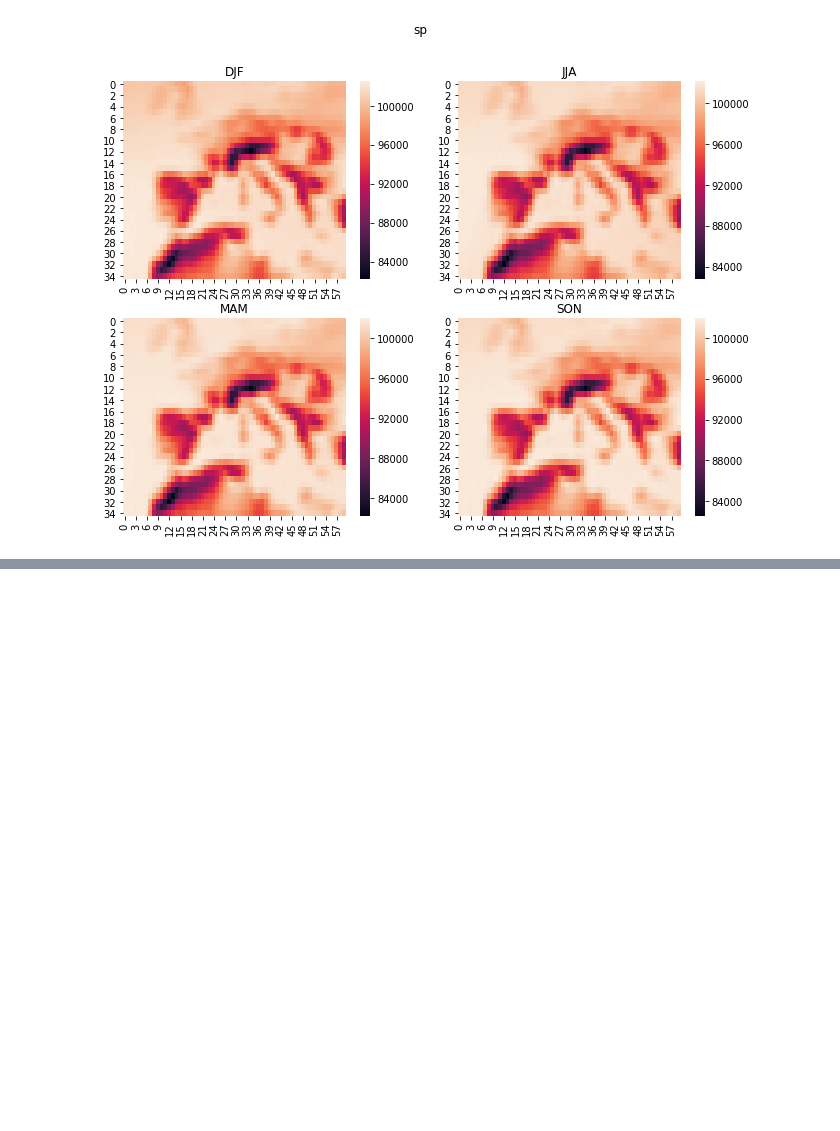
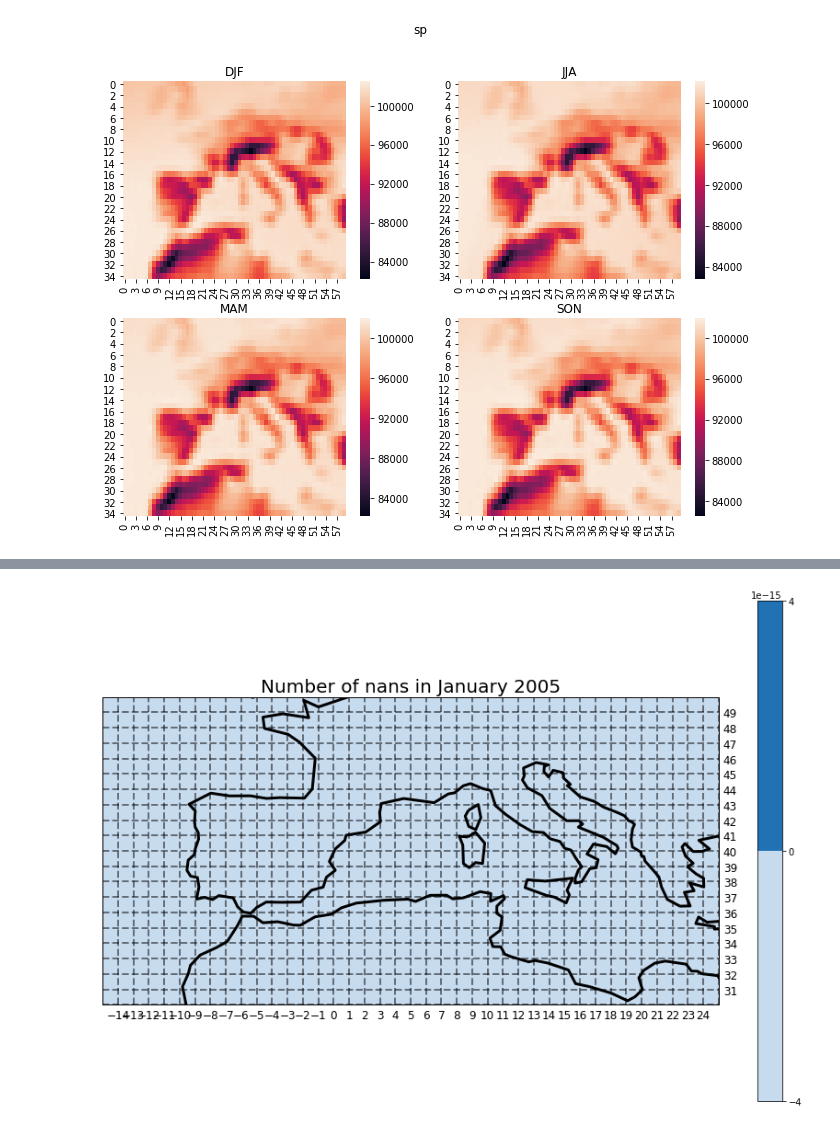
Before and after one commit to hannasv/ms, a Jupyter notebook: notebooks/plotting/plot_grid.ipynb, the cells around one changed output, grey strips where cells are left out. Cells and saved outputs as stored; diff of their text form; code cells hidden in the pictures; blank space fills up the shorter version.

```diff
--- a/notebooks/plotting/plot_grid.ipynb
+++ b/notebooks/plotting/plot_grid.ipynb
@@ -209,0 +310,33 @@ for f in cropped_files:
+# %%
+tcc = dataset.variables['nr_nans'][:, :, :]
+
+agg = tcc.sum(axis=0)
+lats = dataset.variables['latitude'][:]
+lons = dataset.variables['longitude'][:]
+# %%
+plt.figure(figsize=(15,10))
+ax = plt.axes(projection=ccrs.PlateCarree())
+
+plt.contourf(lons, lats, agg, 60,
+             transform=ccrs.PlateCarree(), cmap = 'Blues')
+
+gl = ax.gridlines(crs=ccrs.PlateCarree(), draw_labels=True,
+                  linewidth=2, color='black', alpha=0.5, linestyle='--')
+import matplotlib.ticker as mticker
+gl.xlabels_top = False
+gl.ylabels_left = False
+gl.xlines = True
+gl.xlocator = mticker.FixedLocator(np.arange(-15, 35, 1)) #, -45, 0, 45, 180])
+gl.ylocator = mticker.FixedLocator(np.arange(30, 55, 1))
+#gl.xformatter = LONGITUDE_FORMATTER
+#gl.yformatter = LATITUDE_FORMATTER
+gl.ylabel_style = {'size': 12, 'color': 'black'}#, 'weight': 'bold'
+gl.xlabel_style = {'size': 12, 'color': 'black'} # ', 'weight': 'bold'
+
+
+ax.coastlines(color='black', linewidth=3)
+plt.title('Number of nans in January 2005', fontsize = 20)
+plt.colorbar(ax = ax)
+plt.show()
+# %% [output]
+[figure, added]
```
Also changed, not shown: parts of 12 cells of this notebook, 4 other files.
